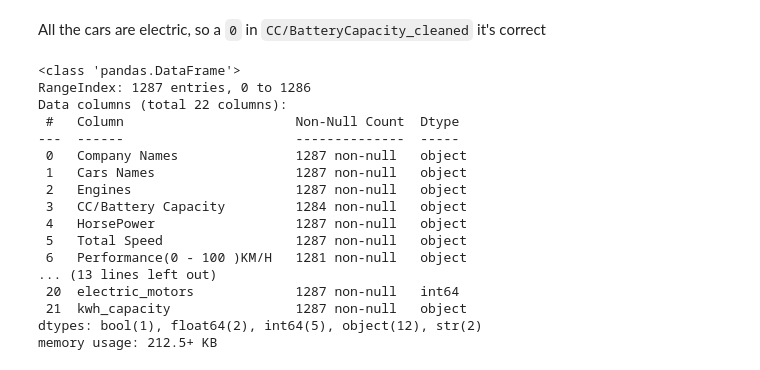
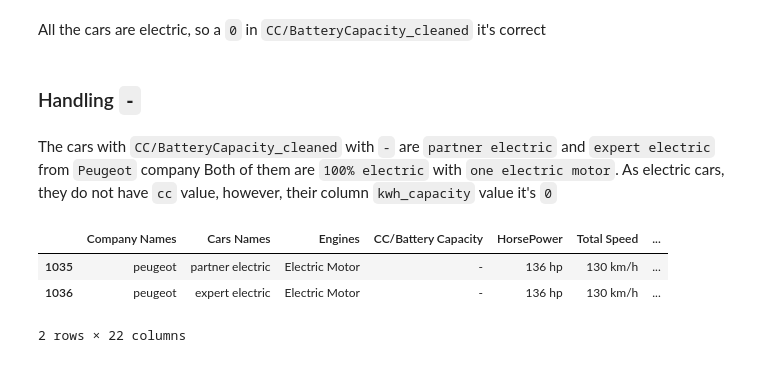
Before and after one commit to Juan-2003/Car-Regression, a Jupyter notebook: notebooks/2_Cleaning_car_price_regression.ipynb, the cells around one changed output. Saved outputs shown, nothing was run; the diff lists cells and outputs as text; code cells hidden in the pictures.

```diff
--- a/notebooks/2_Cleaning_car_price_regression.ipynb
+++ b/notebooks/2_Cleaning_car_price_regression.ipynb
@@ -772,20 +753,12 @@ print(df["CC/BatteryCapacity_cleaned"].value_counts().to_string())
+# %% [markdown]
+### Handling `-`
+# %% [markdown]
+The cars with `CC/BatteryCapacity_cleaned` with `-` are `partner electric` and `expert electric` from `Peugeot` company
+Both of them are `100% electric` with `one electric motor`. As electric cars, they do not have `cc` value, however, their column `kwh_capacity` value it's `0`
 # %%
-df.info()
+df.loc[df["CC/BatteryCapacity_cleaned"] == "-"]
 # %% [output]
+|  | Company Names | Cars Names | Engines | CC/Battery Capacity | HorsePower | Total Speed | ... |
+| 1035 | peugeot | partner electric | Electric Motor | - | 136 hp | 130 km/h | ... |
+| 1036 | peugeot | expert electric | Electric Motor | - | 136 hp | 130 km/h | ... |
-<class 'pandas.DataFrame'>
-RangeIndex: 1287 entries, 0 to 1286
-Data columns (total 22 columns):
- #   Column                      Non-Null Count  Dtype
----  ------                      --------------  -----
- 0   Company Names               1287 non-null   object
- 1   Cars Names                  1287 non-null   object
- 2   Engines                     1287 non-null   object
- 3   CC/Battery Capacity         1284 non-null   object
- 4   HorsePower                  1287 non-null   object
- 5   Total Speed                 1287 non-null   object
- 6   Performance(0 - 100 )KM/H   1281 non-null   object
-... (13 lines left out)
- 20  electric_motors             1287 non-null   int64
- 21  kwh_capacity                1287 non-null   object
-dtypes: bool(1), float64(2), int64(5), object(12), str(2)
-memory usage: 212.5+ KB
+2 rows × 22 columns
```
Also changed, not shown: parts of 10 cells of this notebook.
